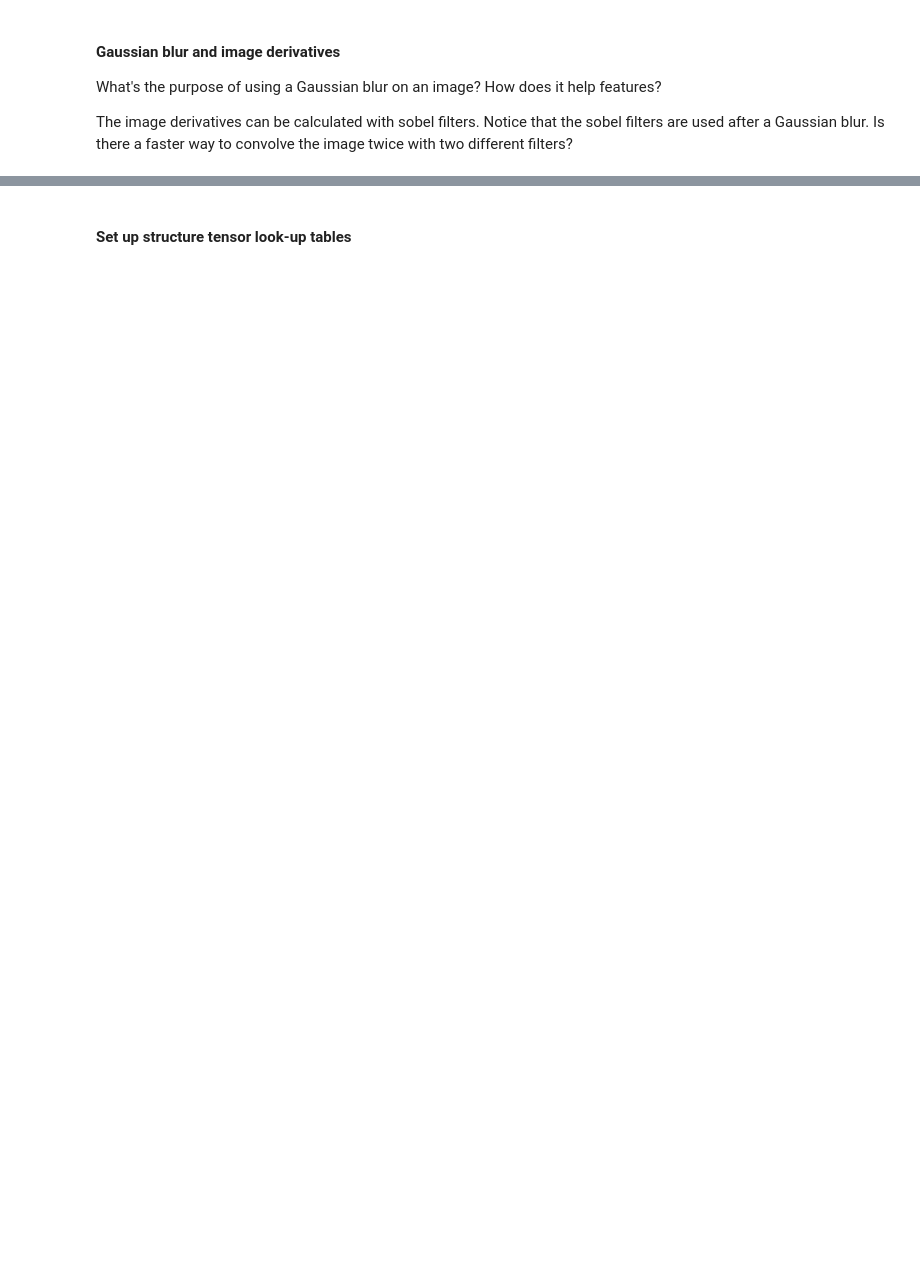
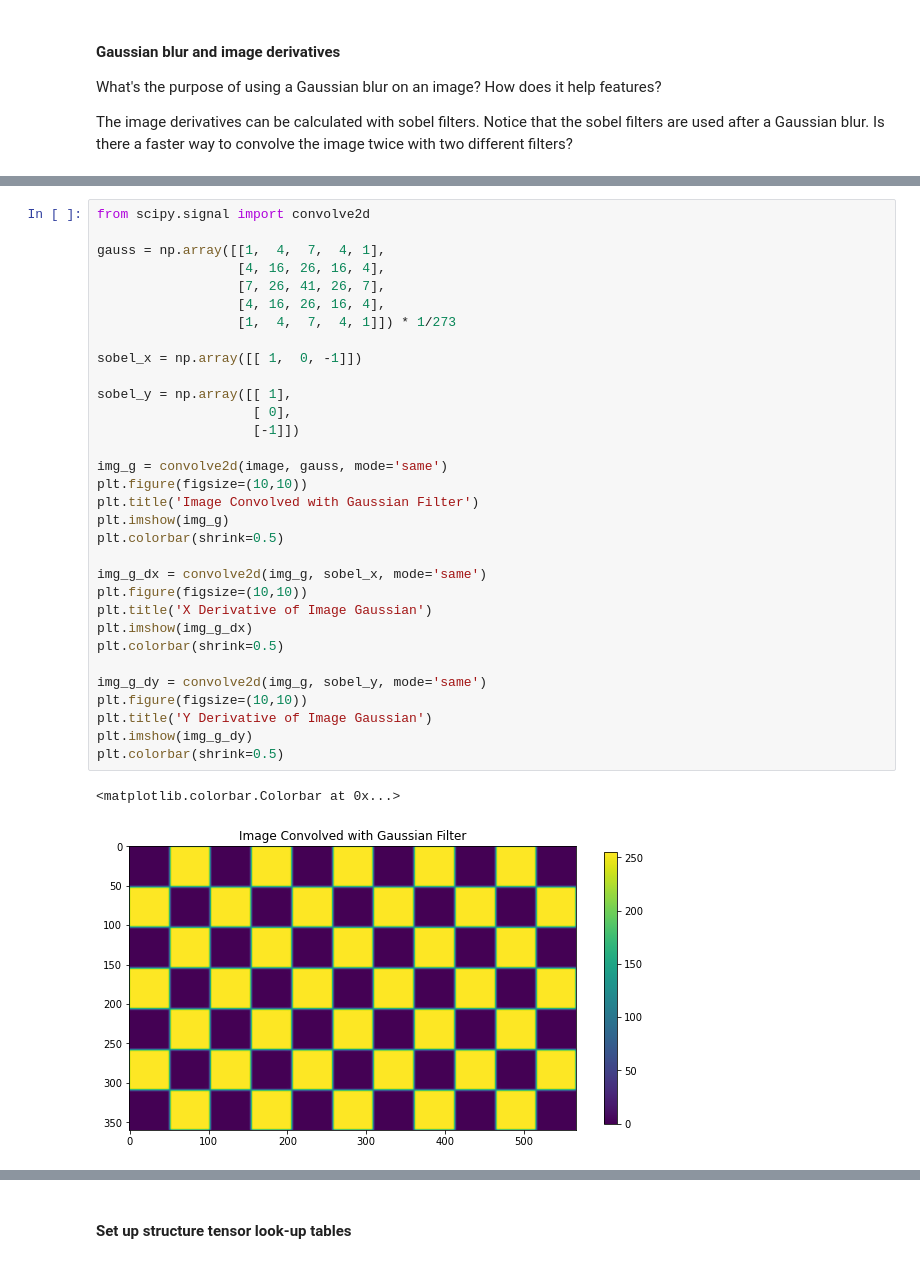
Before and after one commit to AIP-Mizzou/HarrisFeature, a Jupyter notebook: main.ipynb, the cells around one changed output, grey strips where cells are left out. Saved outputs shown, nothing was run; the diff lists cells and outputs as text; blank space fills up the shorter version.

```diff
--- a/main.ipynb
+++ b/main.ipynb
@@ -81,0 +49,35 @@ display(Image.fromarray(img_g_dy))
+# %%
+from scipy.signal import convolve2d
+
+gauss = np.array([[1,  4,  7,  4, 1],
+                  [4, 16, 26, 16, 4],
+                  [7, 26, 41, 26, 7],
+                  [4, 16, 26, 16, 4],
+                  [1,  4,  7,  4, 1]]) * 1/273
+
+sobel_x = np.array([[ 1,  0, -1]])
+
+sobel_y = np.array([[ 1],
+                    [ 0],
+                    [-1]])
+
+img_g = convolve2d(image, gauss, mode='same')
+plt.figure(figsize=(10,10))
+plt.title('Image Convolved with Gaussian Filter')
+plt.imshow(img_g)
+plt.colorbar(shrink=0.5)
+
+img_g_dx = convolve2d(img_g, sobel_x, mode='same')
+plt.figure(figsize=(10,10))
+plt.title('X Derivative of Image Gaussian')
+plt.imshow(img_g_dx)
+plt.colorbar(shrink=0.5)
+
+img_g_dy = convolve2d(img_g, sobel_y, mode='same')
+plt.figure(figsize=(10,10))
+plt.title('Y Derivative of Image Gaussian')
+plt.imshow(img_g_dy)
+plt.colorbar(shrink=0.5)
+# %% [output]
+<matplotlib.colorbar.Colorbar at 0x...>
+[figure, added]
```
Also changed, not shown: parts of 13 cells of this notebook.
